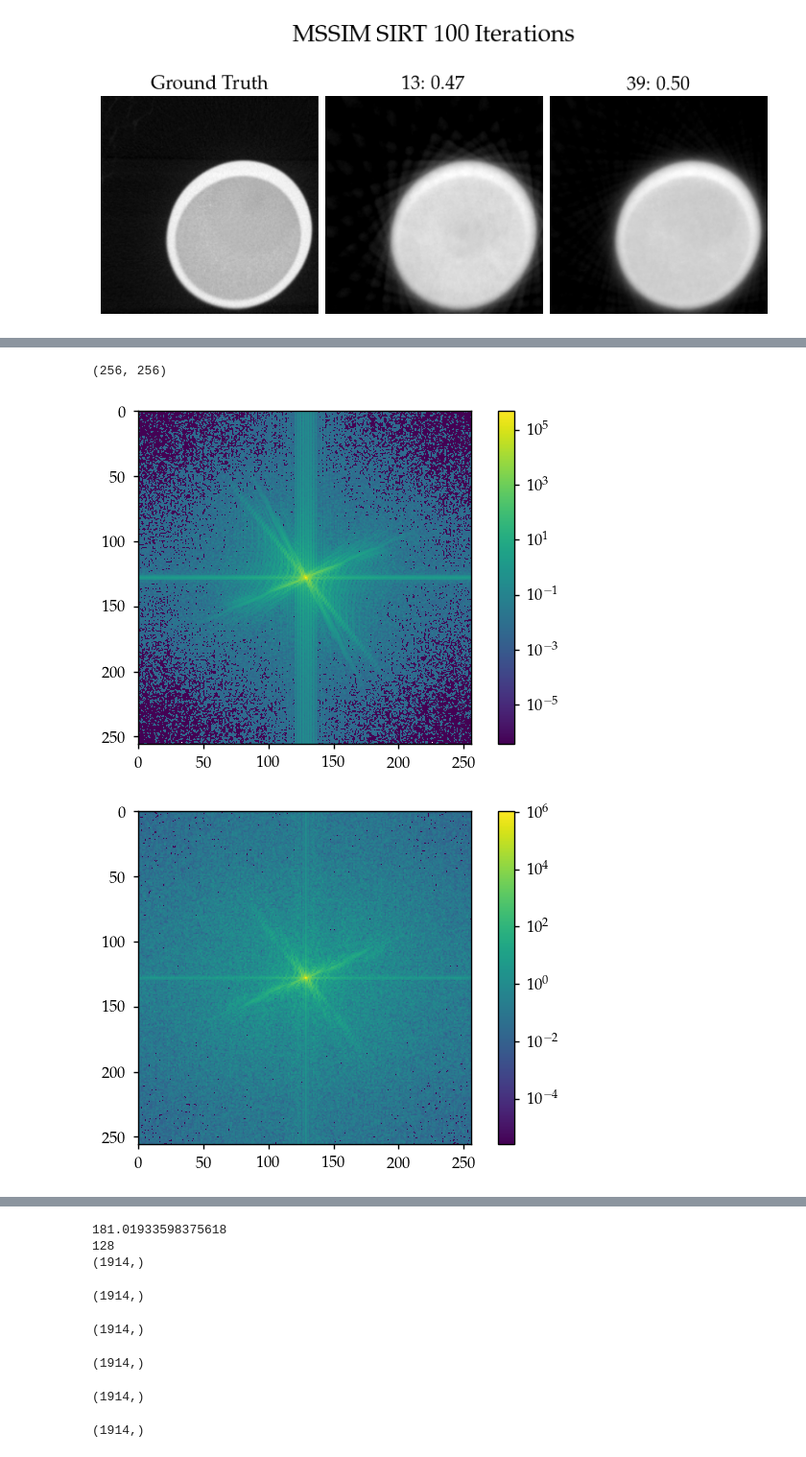
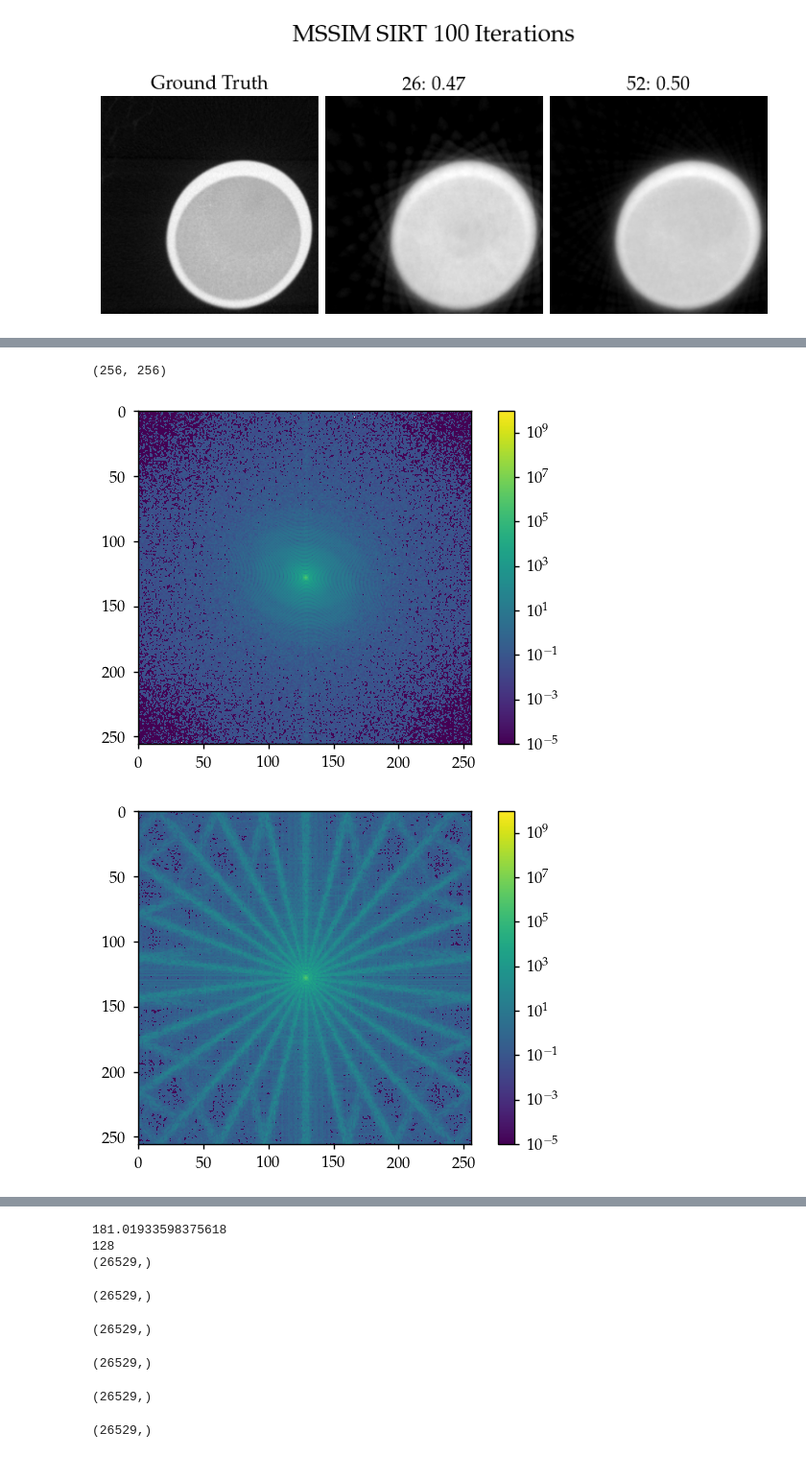
Before and after one commit to RubenDragland/4D_CT, a Jupyter notebook: Analysis/hourglass_inference_4D.ipynb, the cells around one changed output, grey strips where cells are left out. Shown at 96% size. Drawn from its saved outputs; the diff is of its cells as text; code cells hidden in the pictures.

```diff
--- a/Analysis/hourglass_inference_4D.ipynb
+++ b/Analysis/hourglass_inference_4D.ipynb
@@ -47,24 +47,40 @@ crossections = {
 identifiers = [
     "gt",
     "Rec_0_1_fdk",
+    "Rec_0_2_fdk",
     "Rec_0_3_fdk",
+    "Rec_0_4_fdk",
     "Rec_0_5_fdk",
+    "Rec_0_6_fdk",
+    "Rec_0_7_fdk",
     "Rec_0_8_fdk",
     "Rec_0_1_fdk_enhanced_800512512",
+    "Rec_0_2_fdk_enhanced_800512512",
     "Rec_0_3_fdk_enhanced_800512512",
+    "Rec_0_4_fdk_enhanced_800512512",
     "Rec_0_5_fdk_enhanced_800512512",
+    "Rec_0_6_fdk_enhanced_800512512",
+    "Rec_0_7_fdk_enhanced_800512512",
     "Rec_0_8_fdk_enhanced_800512512",
 
 ]
 keys = [
     "gt",
     "13",
+    "26",
     "39",
+    "52",
     "65",
+    "78",
+    "91",
     "104",
     "13_enhanced",
+    "26_enhanced",
     "39_enhanced",
+    "52_enhanced",
     "65_enhanced",
+    "78_enhanced",
+    "91_enhanced",
     "104_enhanced",
 ]
 
@@ -329,19 +347,21 @@ from matplotlib import colors
 from tqdm import tqdm
 import re
 
-gt_k = sp.fft.fftshift(sp.fft.fftn(crossections["gt"][:,:,180]))
-in_k = sp.fft.fftshift(sp.fft.fftn(crossections["13"][:,:,180]))
-out_k = sp.fft.fftshift(sp.fft.fftn(crossections["13_enhanced"][:,:,180]))
+choose_formatter(False)
+
+gt_k = sp.fft.fftshift(sp.fft.fftn(crossections["gt"][h,:,:]))
+in_k = sp.fft.fftshift(sp.fft.fftn(crossections["13"][h,:,:]))
+out_k = sp.fft.fftshift(sp.fft.fftn(crossections["13_enhanced"][h,:,:]))
 
 print(gt_k.shape)
 
-plt.imshow(np.abs(gt_k**2), norm = colors.LogNorm())
+plt.imshow(np.abs(gt_k**2), norm = colors.LogNorm(vmin=1e-5, vmax=1e10))
 plt.colorbar()
 plt.show()
-plt.imshow(np.abs(in_k**2), norm = colors.LogNorm())
+plt.imshow(np.abs(in_k**2), norm = colors.LogNorm(vmin=1e-5, vmax=1e10))
 plt.colorbar()
 plt.show()
-plt.imshow(np.abs(out_k**2), norm = colors.LogNorm())
+plt.imshow(np.abs(out_k**2), norm = colors.LogNorm(vmin=1e-5, vmax=1e10))
 plt.colorbar()
 plt.show()
 
@@ -380,47 +400,53 @@ def FSC(gt, elem, sizes= (256,256,256)):
     return FSCR, uniques
 
 
-fq_keys = ["13", "39", "65", "104"]
+fq_keys = ["13", "26", "39", "52", "65", "78", "91", "104"]
 
 tot = 256
-evsize = 64
+evsize = 128
 
-X, Y, Z = np.meshgrid(np.arange(evsize), np.arange(evsize), np.arange(evsize))
+x1, x2 = 160, 256
+y1, y2 = 0, 256
+z1, z2 = 0, 256
 
-radius = np.sqrt((X - evsize//2)**2 + (Y - evsize//2)**2 + (Z-evsize//2)**2).flatten()
+# X, Y, Z = np.meshgrid(np.arange(evsize), np.arange(evsize), np.arange(evsize))
+X, Y, Z = np.meshgrid(np.arange(x2-x1), np.arange(y2-y1), np.arange(z2-z1))
+evsizes = (x2-x1, y2-y1, z2-z1)
+
+radius = np.sqrt((X - evsizes[0]//2)**2 + (Y - evsizes[1]//2)**2 + (Z-evsizes[2]//2)**2).flatten()
 
 uniques = np.unique(radius)
 
 
 
 
 normalise = lambda x: (x - np.min(x)) / (np.max(x) - np.min(x))
 
-gt_3D = normalise(crossections["gt"])
+gt_3D = normalise(crossections["gt"][x1 : x2, y1:y2, z1:z2])
 
 ins_3D = {}
 for k in fq_keys:
-    ins_3D[k] = normalise(crossections[k])
+    ins_3D[k] = normalise(crossections[k][x1 : x2, y1:y2, z1:z2])
 
 outs_3D = {}
 for k in fq_keys:
-    outs_3D[k+"_enhanced"] = normalise(crossections[k+"_enhanced"])
+    outs_3D[k+"_enhanced"] = normalise(crossections[k+"_enhanced"][x1 : x2, y1:y2, z1:z2])
 
 
 # fscrs, uniquess
 
 
 print(tot//2)
 outputs = [FSC(
-    gt_3D[tot//2-evsize//2: tot//2+evsize//2, tot//2-evsize//2:tot//2+evsize//2, tot//2-evsize//2:tot//2+evsize//2],
-    ins_3D[st][tot//2-evsize//2: tot//2+evsize//2, tot//2-evsize//2:tot//2+evsize//2, tot//2-evsize//2:tot//2+evsize//2],
-    sizes=(evsize,evsize,evsize)) for st in fq_keys ]
+    gt_3D,#[tot//2-evsize//2: tot//2+evsize//2, tot//2-evsize//2:tot//2+evsize//2, tot//2-evsize//2:tot//2+evsize//2],
+    ins_3D[st],#[tot//2-evsize//2: tot//2+evsize//2, tot//2-evsize//2:tot//2+evsize//2, tot//2-evsize//2:tot//2+evsize//2],
+    sizes=(evsizes[0],evsizes[1],evsizes[2])) for st in fq_keys ]
 
-fq_keys_enhanced = ["13_enhanced", "39_enhanced", "65_enhanced", "104_enhanced"]
-outputs_enhanced = [FSC(gt_3D[tot//2-evsize//2: tot//2+evsize//2, tot//2-evsize//2:tot//2+evsize//2, tot//2-evsize//2: tot//2+evsize//2],
-                        outs_3D[st][tot//2-evsize//2: tot//2+evsize//2, tot//2-evsize//2:tot//2+evsize//2, tot//2-evsize//2:tot//2+evsize//2],
-                        sizes=(evsize, evsize, evsize)) for st in fq_keys_enhanced ]
+fq_keys_enhanced = ["13_enhanced", "26_enhanced", "39_enhanced", "52_enhanced", "65_enhanced", "78_enhanced", "91_enhanced", "104_enhanced"]
+outputs_enhanced = [FSC(gt_3D,#[tot//2-evsize//2: tot//2+evsize//2, tot//2-evsize//2:tot//2+evsize//2, tot//2-evsize//2: tot//2+evsize//2],
+                        outs_3D[st], #[tot//2-evsize//2: tot//2+evsize//2, tot//2-evsize//2:tot//2+evsize//2, tot//2-evsize//2:tot//2+evsize//2],
+                        sizes=(evsizes[0], evsizes[1], evsizes[2])) for st in fq_keys_enhanced ]
 # %% [output]
 (256, 256)
-[figure, old version]
+[figure, new version]
-[figure, old version]
+[figure, new version]
@@ -428,8 +454,8 @@ outputs_enhanced = [FSC(gt_3D[tot//2-evsize//2: tot//2+evsize//2, tot//2-evsize/
 181.01933598375618
 128
-(1914,)
+(26529,)
-(1914,)
+(26529,)
-(1914,)
+(26529,)
-(1914,)
+(26529,)
-(1914,)
+(26529,)
-(1914,)
+(26529,)
```
Also changed, not shown: parts of 18 cells of this notebook, 9 other files.
